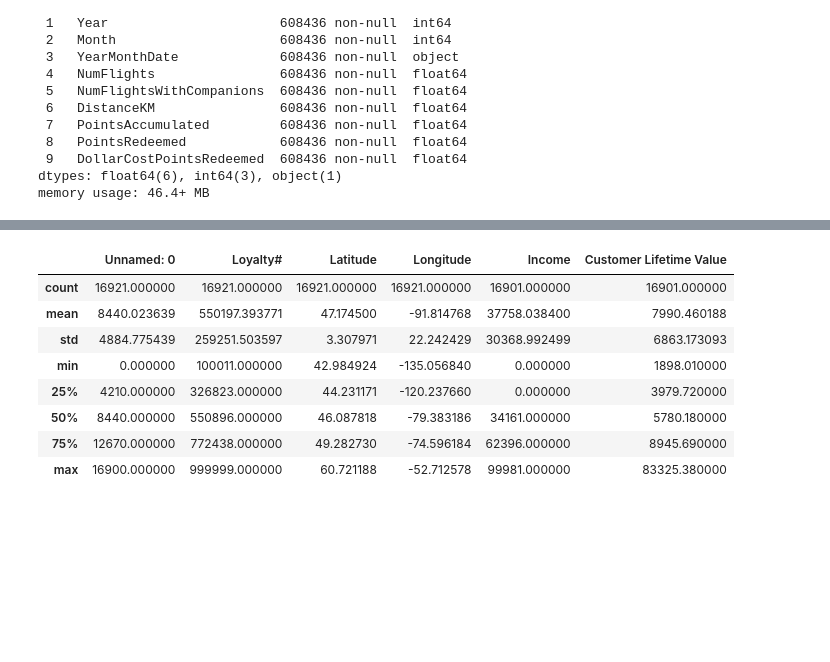
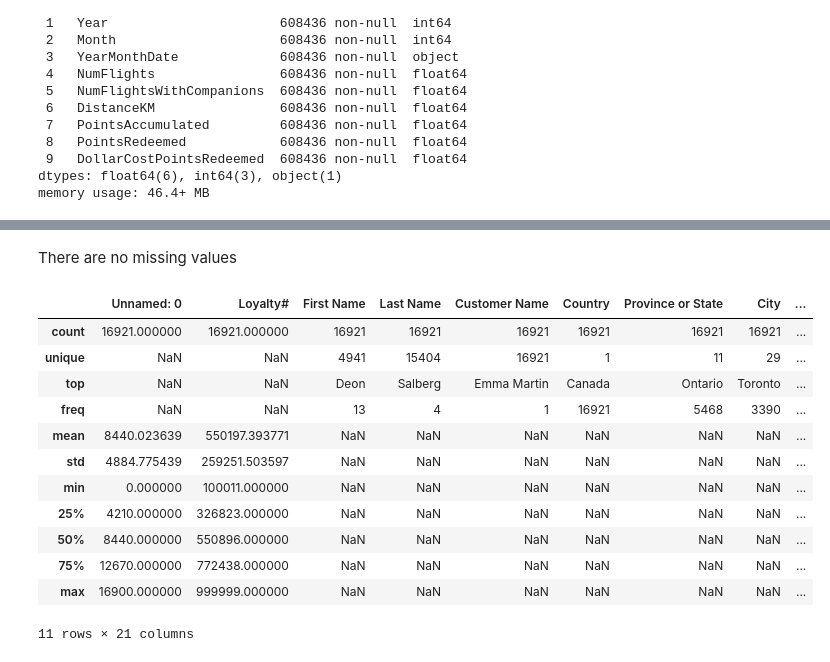
Before and after one commit to luisbdavila/Airline_Customer_Segmentation_DataMining_Project_Python, a Jupyter notebook: 1_Delivery/Code/EDA.ipynb, the cells around one changed output, grey strips where cells are left out. Saved outputs shown, nothing was run; the diff lists cells and outputs as text; code cells hidden in the pictures; blank space fills up the shorter version.

```diff
--- a/1_Delivery/Code/EDA.ipynb
+++ b/1_Delivery/Code/EDA.ipynb
@@ -174,12 +197,18 @@ memory usage: 46.4+ MB
+# %% [markdown]
+There are no missing values
 # %%
-df_AIAI_Customers.describe()
+df_AIAI_Customers.describe(include="all")
 # %% [output]
-|  | Unnamed: 0 | Loyalty# | Latitude | Longitude | Income | Customer Lifetime Value |
-| count | 16921.000000 | 16921.000000 | 16921.000000 | 16921.000000 | 16901.000000 | 16901.000000 |
-| mean | 8440.023639 | 550197.393771 | 47.174500 | -91.814768 | 37758.038400 | 7990.460188 |
-| std | 4884.775439 | 259251.503597 | 3.307971 | 22.242429 | 30368.992499 | 6863.173093 |
-| min | 0.000000 | 100011.000000 | 42.984924 | -135.056840 | 0.000000 | 1898.010000 |
-| 25% | 4210.000000 | 326823.000000 | 44.231171 | -120.237660 | 0.000000 | 3979.720000 |
-| 50% | 8440.000000 | 550896.000000 | 46.087818 | -79.383186 | 34161.000000 | 5780.180000 |
-| 75% | 12670.000000 | 772438.000000 | 49.282730 | -74.596184 | 62396.000000 | 8945.690000 |
-| max | 16900.000000 | 999999.000000 | 60.721188 | -52.712578 | 99981.000000 | 83325.380000 |
+|  | Unnamed: 0 | Loyalty# | First Name | Last Name | Customer Name | Country | Province or State | City | ... |
+| count | 16921.000000 | 16921.000000 | 16921 | 16921 | 16921 | 16921 | 16921 | 16921 | ... |
+| unique | NaN | NaN | 4941 | 15404 | 16921 | 1 | 11 | 29 | ... |
+| top | NaN | NaN | Deon | Salberg | Emma Martin | Canada | Ontario | Toronto | ... |
+| freq | NaN | NaN | 13 | 4 | 1 | 16921 | 5468 | 3390 | ... |
+| mean | 8440.023639 | 550197.393771 | NaN | NaN | NaN | NaN | NaN | NaN | ... |
+| std | 4884.775439 | 259251.503597 | NaN | NaN | NaN | NaN | NaN | NaN | ... |
+| min | 0.000000 | 100011.000000 | NaN | NaN | NaN | NaN | NaN | NaN | ... |
+| 25% | 4210.000000 | 326823.000000 | NaN | NaN | NaN | NaN | NaN | NaN | ... |
+| 50% | 8440.000000 | 550896.000000 | NaN | NaN | NaN | NaN | NaN | NaN | ... |
+| 75% | 12670.000000 | 772438.000000 | NaN | NaN | NaN | NaN | NaN | NaN | ... |
+| max | 16900.000000 | 999999.000000 | NaN | NaN | NaN | NaN | NaN | NaN | ... |
+11 rows × 21 columns
```
Also changed, not shown: parts of 20 cells of this notebook.
